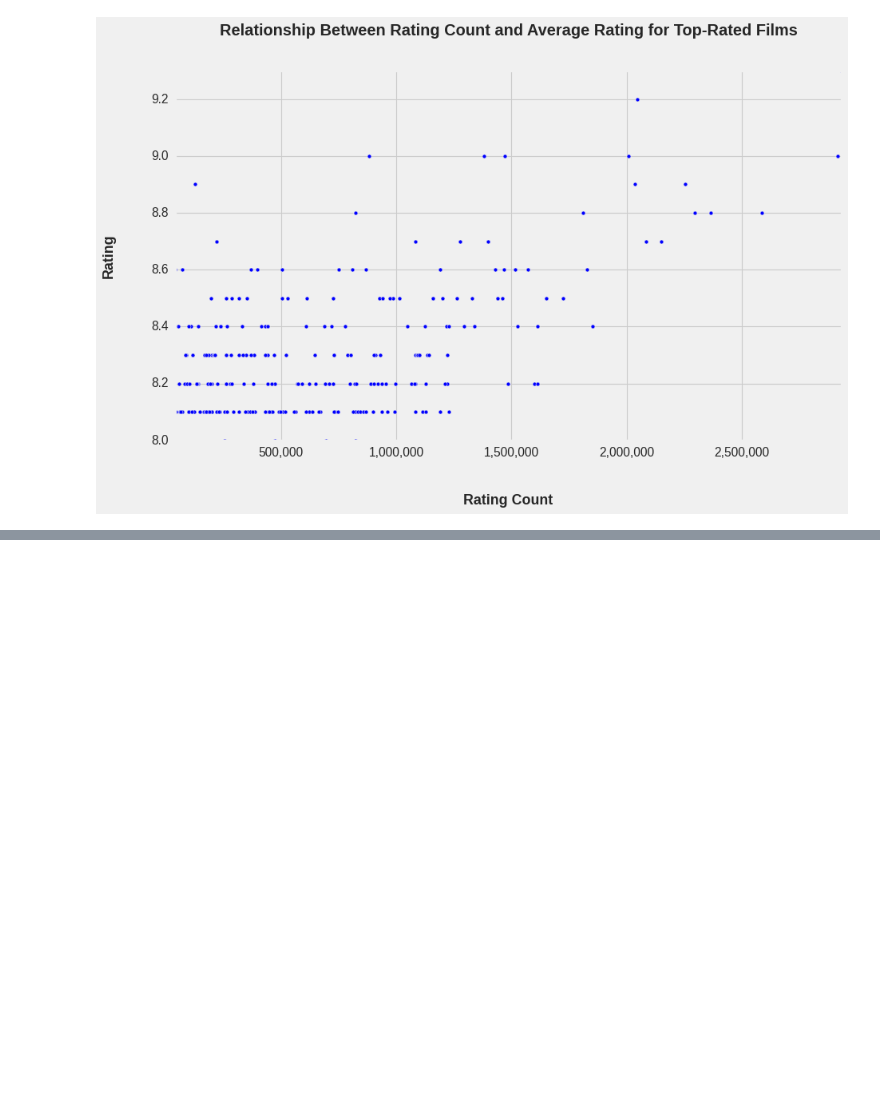
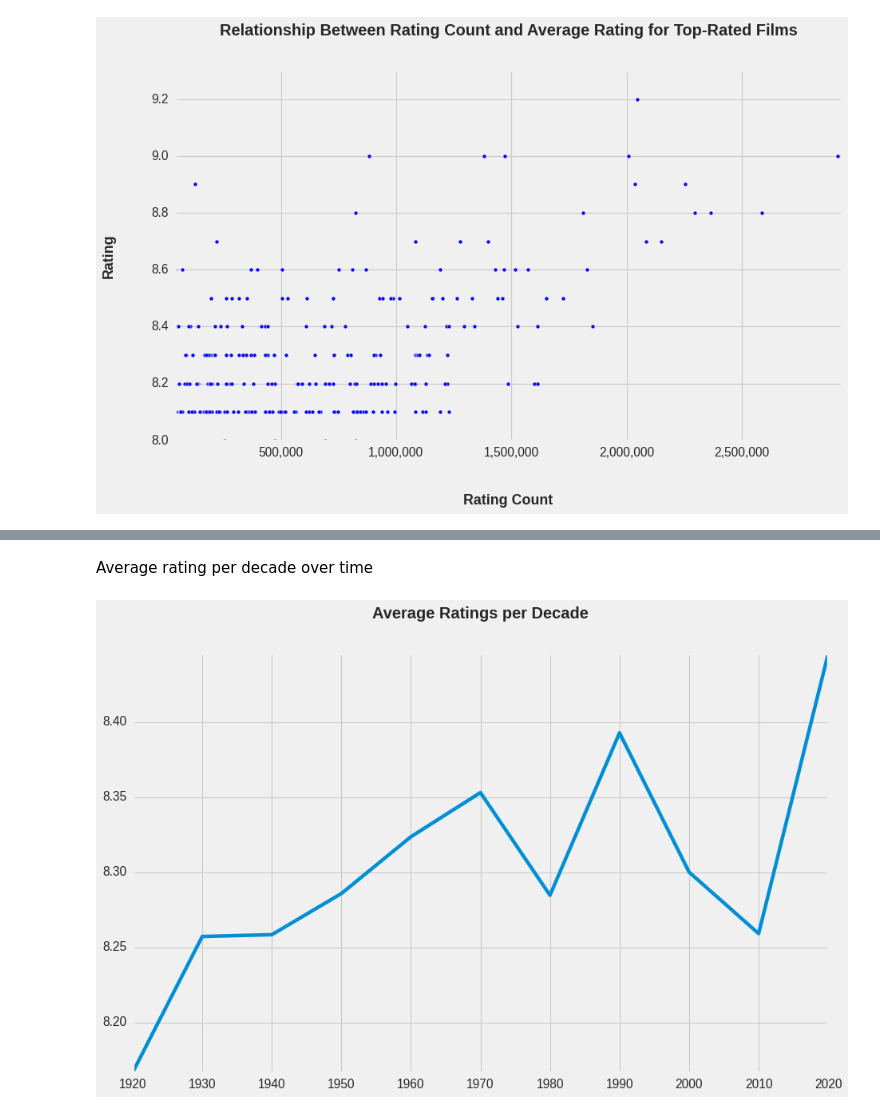
Before and after one commit to dmitkov28/notebooks, a Jupyter notebook: notebooks/ML/movies/imdb_eda.ipynb, the cells around one changed output, grey strips where cells are left out. Drawn from its saved outputs; the diff is of its cells as text; code cells hidden in the pictures; blank space fills up the shorter version.

```diff
--- a/notebooks/ML/movies/imdb_eda.ipynb
+++ b/notebooks/ML/movies/imdb_eda.ipynb
@@ -471,0 +256,12 @@ for i, v in enumerate(top_biopic_directors):
+# %% [markdown]
+Average rating per decade over time
+# %%
+fig, ax = plt.subplots(figsize=(12, 8))
+ax.plot(decades_data.index.astype(int).astype(str), decades_data["rating"], label='Average Rating')
+ax.set_title("Average Ratings per Decade")
+ax.set_ylim([decades_data["rating"].min(), decades_data["rating"].max()])
+
+plt.savefig("avg-ratings-per-decade.png")
+plt.show()
+# %% [output]
+[figure, added]
```
Also changed, not shown: parts of 71 cells of this notebook.
